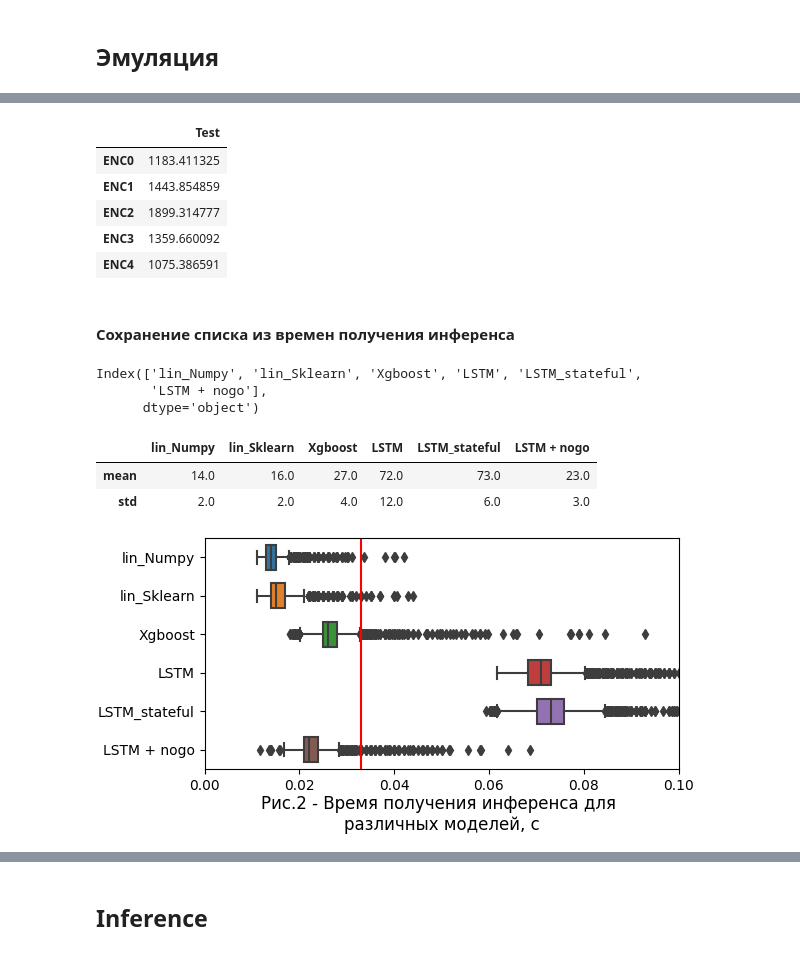
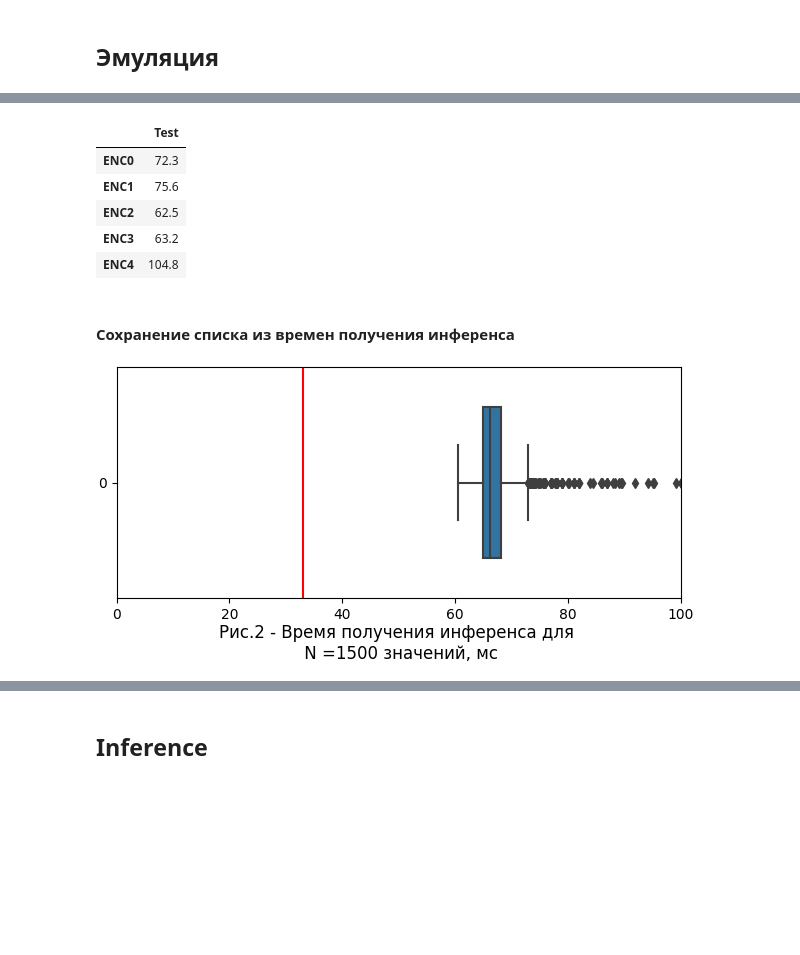
Before and after one commit to Internship-moto/Gestures_3, a Jupyter notebook: notebooks/Gestures_3.ipynb, the cells around one changed output, grey strips where cells are left out. Drawn from its saved outputs; the diff is of its cells as text; code cells hidden in the pictures; blank space fills up the shorter version.

Commit message:
upd commands

```diff
--- a/notebooks/Gestures_3.ipynb
+++ b/notebooks/Gestures_3.ipynb
@@ -258,7 +258,9 @@ gestures_3_1_clipped = get_limits(gestures_3_1.values, iqrs)
 #     plt.legend(loc=(1.0,0.3));
 # %%
 # Объединяем данные маунтов 2 и 1
-gestures = np.concatenate([gestures_3_2_clipped, gestures_3_1_clipped], axis=0)#.reset_index(drop=True)
+#gestures = np.concatenate([gestures_3_2_clipped, gestures_3_1_clipped], axis=0) #.reset_index(drop=True)
+gestures = gestures_3_2_clipped
+
 gestures = pd.DataFrame(gestures, columns=gestures_3_2.columns)
 gestures.shape
 # %% [output]
@@ -1161,7 +1131,7 @@ x_scaled = scaler.transform(x.reshape(1,-1))[0]
 # y = get_predict(x, get_weight(X_test, y_test))
 # y
 # %%
-x = x_scaled.copy()
+x = y.copy()
 
 # [Различные варианты загрузки моделей]-------------------------
 
@@ -1191,17 +1161,18 @@ def inference(x:np.array, saved_model=saved_model)->np.array:
     # For LSTM model
     if saved_model.name == 'LSTM_tuned':
         x = x.reshape(1,-1)
-        y_pred = saved_model.predict(np.expand_dims(x, 1))[0].round()
+        #y_pred = saved_model.predict(np.expand_dims(x, 1))[0].round()
+        y_pred = np.round(saved_model.predict(X_test[None, :])[0]*100)
 
     # For stateful model
     else:
         #y_pred = saved_model(np.expand_dims(x, 1)) #.round()
 
         x = np.expand_dims(np.expand_dims(x, 0), 0)
-        y_pred = saved_model.predict(x).round()
+        y_pred = saved_model.predict(x).round(2)
         #y_pred = np.hstack(y_pred)[0].round()
     return y_pred
 
-predict = inference(x, saved_model=saved_model)
+predict = inference(x, saved_model=saved_model)[0][0]
 predict
 # %% [output]
@@ -1229,5 +1197,8 @@ buff_pred = np.zeros((2,5))
 # %%
-def postprocessing(x:np.array=predict, prev:np.array=None, preproc_coef:float=0.3)->np.array:
+# set empty buffer
+buff_pred = np.zeros((2,5))
+
+def postprocessing(x:np.array=predict, prev:np.array=None, preproc_coef:float=0.57)->np.array:
     """postprocessing of prediction
 
     Args:
@@ -1310,6 +1286,6 @@ def commands_new(x:np.array, x_previous:np.array, sample_preprocessed:np.array,
 # %%
-#df_sim = gestures_test#.iloc[:100] #.iloc[:7244]
-df_sim= np.concatenate([mounts['gestures_test'][OMG_CH + ACC_CH + GYR_CH], mounts['gestures_test_2'][OMG_CH + ACC_CH + GYR_CH]], axis=0)
+df_sim = gestures.iloc[1000:2500] #.iloc[:7244]
+# df_sim= np.concatenate([mounts['gestures_test'][OMG_CH + ACC_CH + GYR_CH], mounts['gestures_test_2'][OMG_CH + ACC_CH + GYR_CH]], axis=0)
 #df_sim = free_movements.iloc[:2000]
 print(df_sim.shape)
 # %% [output]
@@ -1436,13 +1405,13 @@ BUTTON: 0, SYNC: 256, TS: 2213631
 # %%
 # Display metrics
-get_mse(y_test, np.array(y_dct['y_postprocessed']))
+#get_mse(gestures.loc[1001:2500,GLOVE_CH].values, np.array(y_dct['y_commands']))
 # %% [output]
 |  | Test |
-| ENC0 | 1183.411325 |
-| ENC1 | 1443.854859 |
-| ENC2 | 1899.314777 |
-| ENC3 | 1359.660092 |
-| ENC4 | 1075.386591 |
+| ENC0 | 72.3 |
+| ENC1 | 75.6 |
+| ENC2 | 62.5 |
+| ENC3 | 63.2 |
+| ENC4 | 104.8 |
 # %% [markdown]
 #### Сохранение списка из времен получения инференса
 # %%
@@ -1458,35 +1428,18 @@ times.to_csv('../data/times.csv')
-# %%
-times.columns
-# %% [output]
-Index(['lin_Numpy', 'lin_Sklearn', 'Xgboost', 'LSTM', 'LSTM_stateful',
-       'LSTM + nogo'],
-      dtype='object')
 # %%
 # Загрузка сохраненного списка
-times =  pd.read_csv(os.path.join(PATH, 'times.csv'), index_col=0)
-#times['new_stateful'] = ts_list[:7244]
+times =  y_dct['ts_time'] #pd.read_csv(os.path.join(PATH, 'times.csv'), index_col=0)
 
-times = times.rename(columns={
-    'manual_reg':'lin_Numpy',
-    'Lin_reg':'lin_Sklearn',
-    'xgb':'Xgboost',
-    'LSTM': 'LSTM', #'нейросеть BN + LSTM(100) + d/o',
-    'model_stateful':'LSTM_stateful'
-})
 
 fig, ax = plt.subplots(1,1, figsize=(6,3))
-fig = sns.boxplot(data=times, orient='h', width=0.65)
-ax.set_xlim(0,0.1)
-ax.axvline(0.033, color='r')#, color='r', ls=':')
-ax.set_title('Рис.2 - Время получения инференса для \nразличных моделей, c', y=-0.3)
+fig = sns.boxplot(data=np.array([times])*1000, orient='h', width=0.65)
+ax.set_xlim(0,100)
+ax.axvline(33, color='r')#, color='r', ls=':')
+ax.set_title(f'Рис.2 - Время получения инференса для \n N ={len(times)} значений, мc', y=-0.3)
 plt.tight_layout(pad=0.15);
 #plt.subplots_adjust(right=1.1)
 
-plt.savefig(f'../figures/fig_2.png')
+#plt.savefig(f'../figures/fig_2.png')
 
-times.agg(['mean','std']).round(3)*1000
+#times.agg(['mean','std']).round(3)*1000
 # %% [output]
-|  | lin_Numpy | lin_Sklearn | Xgboost | LSTM | LSTM_stateful | LSTM + nogo |
-| mean | 14.0 | 16.0 | 27.0 | 72.0 | 73.0 | 23.0 |
-| std | 2.0 | 2.0 | 4.0 | 12.0 | 6.0 | 3.0 |
-[figure, old version]
+[figure, new version]
```
Also changed, not shown: parts of 37 cells of this notebook.
